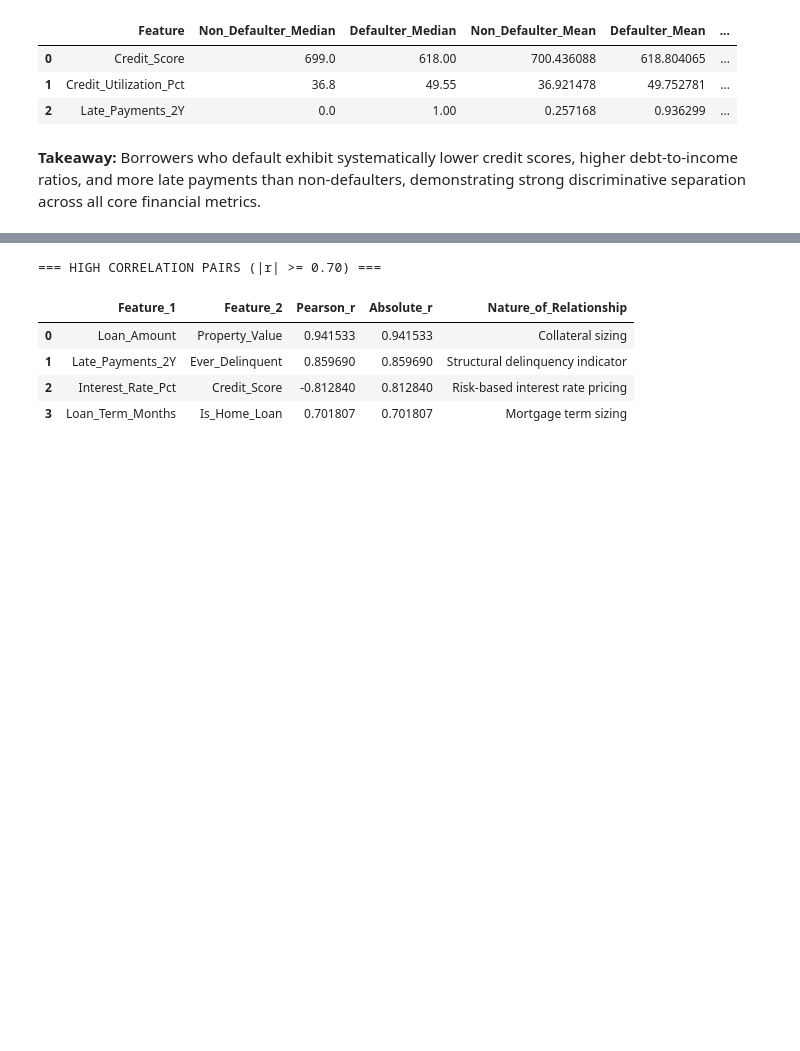
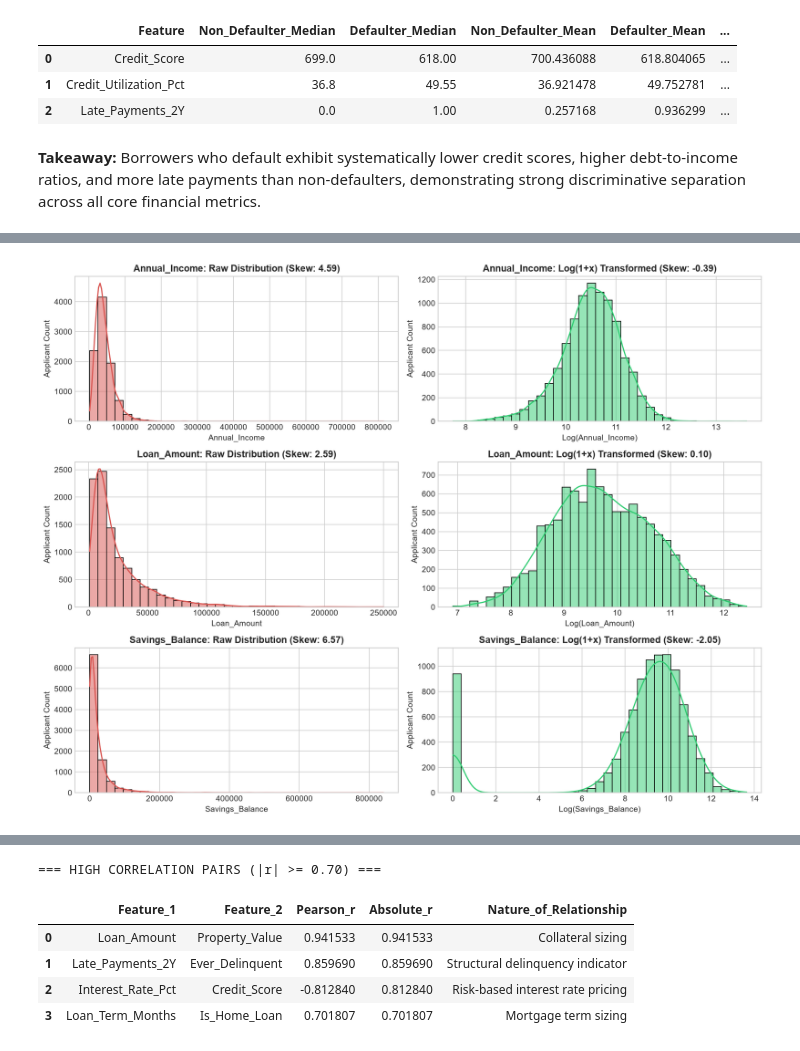
Before and after one commit to neamn-dev/bank_loan, a Jupyter notebook: notebooks/data_preparation/05_eda_and_skewness.ipynb, the cells around one changed output, grey strips where cells are left out. Drawn from its saved outputs; the diff is of its cells as text; code cells hidden in the pictures; blank space fills up the shorter version.

```diff
--- a/notebooks/data_preparation/05_eda_and_skewness.ipynb
+++ b/notebooks/data_preparation/05_eda_and_skewness.ipynb
@@ -163,0 +225,27 @@ display(df_discrim)
+# %%
+# Visualise severe right-skewed features before and after log(1+x) transform
+skewed_cols = ['Annual_Income', 'Loan_Amount', 'Savings_Balance']
+
+fig, axes = plt.subplots(len(skewed_cols), 2, figsize=(13, 10))
+
+for idx, col in enumerate(skewed_cols):
+    data_raw = df[col].dropna()
+    data_log = np.log1p(np.maximum(data_raw, 0))
+
+    # Raw distribution
+    sns.histplot(data_raw, kde=True, ax=axes[idx, 0], color='#d9534f', bins=35)
+    axes[idx, 0].set_title(f'{col}: Raw Distribution (Skew: {data_raw.skew():.2f})', weight='bold')
+    axes[idx, 0].set_xlabel(col)
+    axes[idx, 0].set_ylabel('Applicant Count')
+
+    # Log-transformed distribution
+    sns.histplot(data_log, kde=True, ax=axes[idx, 1], color='#2ecc71', bins=35)
+    axes[idx, 1].set_title(f'{col}: Log(1+x) Transformed (Skew: {data_log.skew():.2f})', weight='bold')
+    axes[idx, 1].set_xlabel(f'Log({col})')
+    axes[idx, 1].set_ylabel('Applicant Count')
+
+plt.tight_layout()
+plt.savefig('../../outputs/figures/skewness_distributions_before_after.png', dpi=150)
+plt.show()
+# %% [output]
+[figure, added]
```
Also changed, not shown: parts of 5 cells of this notebook, 18 other files.
